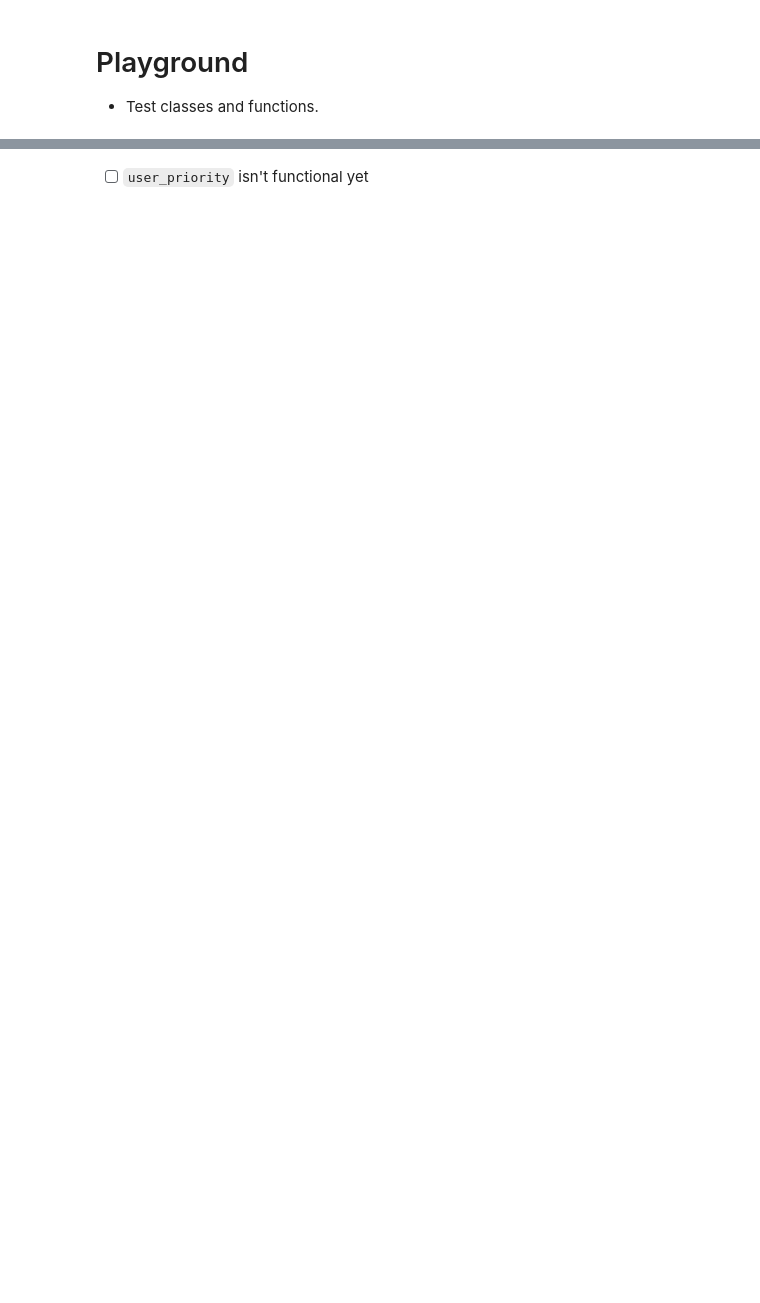
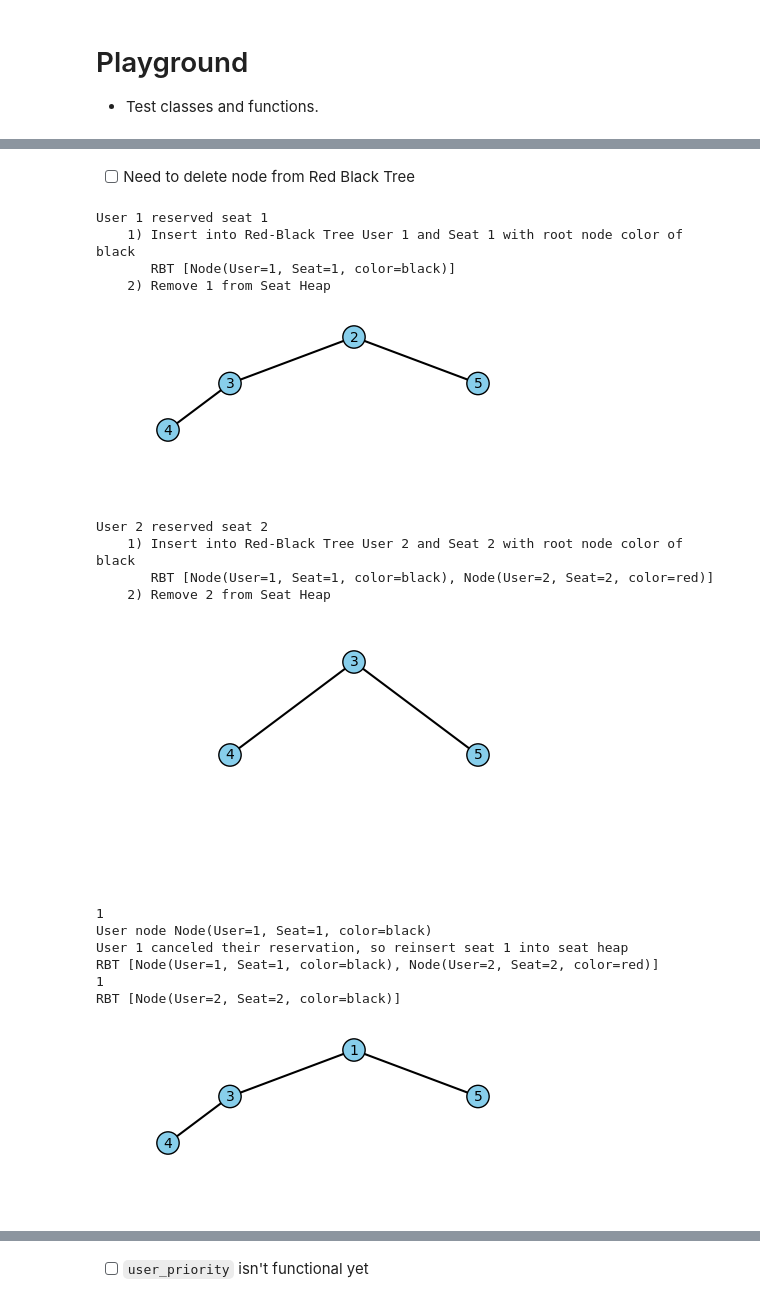
Before and after one commit to Brinkley97/applied_data_structures_and_algorithms, a Jupyter notebook: class/fall_24/hw/seat_booking.ipynb, the cells around one changed output, grey strips where cells are left out. Cells and saved outputs as stored; diff of their text form; code cells hidden in the pictures; blank space fills up the shorter version.

```diff
--- a/class/fall_24/hw/seat_booking.ipynb
+++ b/class/fall_24/hw/seat_booking.ipynb
@@ -10,0 +25,24 @@ seat_heap = heap_operations.SeatHeap()
+# %% [markdown]
+- [ ] Need to delete node from Red Black Tree
+# %%
+seat.reserve(1, 1)
+seat.reserve(2, 1)
+seat.cancel(1, 1)
+# %% [output]
+User 1 reserved seat 1
+    1) Insert into Red-Black Tree User 1 and Seat 1 with root node color of black
+       RBT [Node(User=1, Seat=1, color=black)]
+    2) Remove 1 from Seat Heap
+[figure, added]
+User 2 reserved seat 2
+    1) Insert into Red-Black Tree User 2 and Seat 2 with root node color of black
+       RBT [Node(User=1, Seat=1, color=black), Node(User=2, Seat=2, color=red)]
+    2) Remove 2 from Seat Heap
+[figure, added]
+1
+User node Node(User=1, Seat=1, color=black)
+User 1 canceled their reservation, so reinsert seat 1 into seat heap
+RBT [Node(User=1, Seat=1, color=black), Node(User=2, Seat=2, color=red)]
+1
+RBT [Node(User=2, Seat=2, color=black)]
+[figure, added]
```
Also changed, not shown: parts of 11 cells of this notebook, 4 other files.
